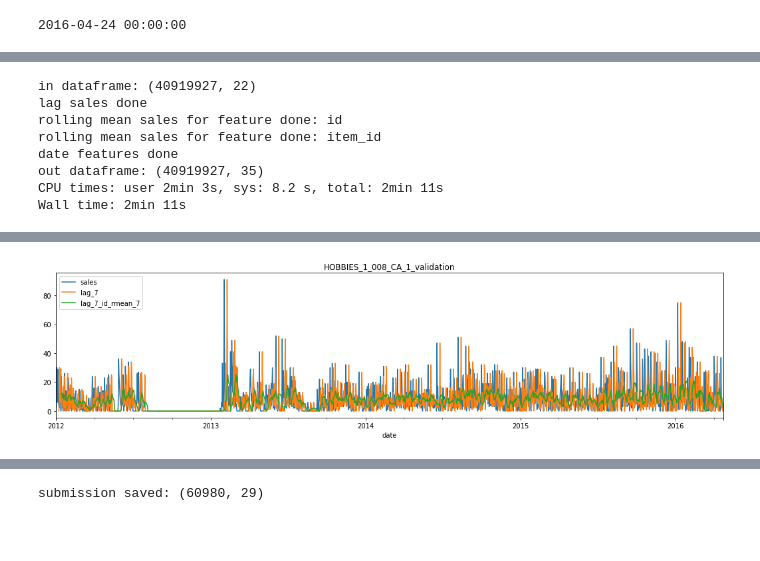
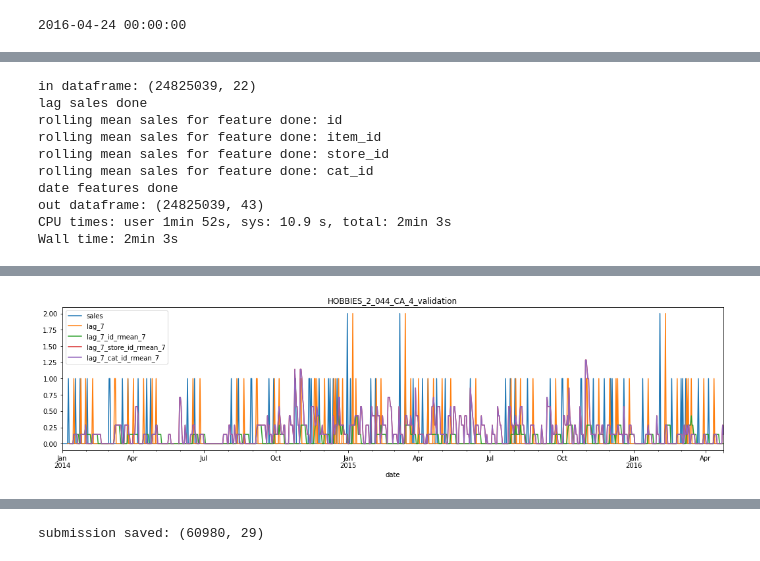
Before and after one commit to vgarshin/kaggle_m5, a Jupyter notebook: m5_model_cbst_20200407.ipynb, the cells around one changed output, grey strips where cells are left out. Drawn from its saved outputs; the diff is of its cells as text; code cells hidden in the pictures; blank space fills up the shorter version.

```diff
--- a/m5_model_cbst_20200407.ipynb
+++ b/m5_model_cbst_20200407.ipynb
@@ -22,7 +20,7 @@ DATA_DIR = './data'
 MODELS_DIR = './models'
 MODEL_VER = 'v0'
 BACKWARD_LAGS = 60
-CUT_DATE = '2012-01-01'
+CUT_DATE = '2014-01-01'
 VAL_DATE = '2016-04-01'
 END_DATE = '2016-04-24'
 print(datetime.strptime(END_DATE, '%Y-%m-%d'))
@@ -61,7 +59,7 @@ def get_df(is_train=True, backward_lags=None):
     last_day = int(strain.columns[-1].replace('d_', ''))
     print('last day is:', last_day)
     if not is_train:
-        for day in range(last_day + 1, last_day + 29):
+        for day in range(last_day + 1, last_day + 28 + 28 + 1):
             strain['d_{}'.format(day)] = np.nan
     strain = pd.melt(
         strain,
@@ -104,8 +102,8 @@ def make_features(strain):
         'id',
         'item_id',
         #'dept_id',
-        #'store_id',
-        #'cat_id',
+        'store_id',
+        'cat_id',
         #'state_id'
     ]
     lag_cols = ['lag_{}'.format(lag) for lag in lags ]
@@ -153,24 +151,31 @@ Wall time: 45.5 s
 %%time
 strain = make_features(strain)
 # %% [output]
-in dataframe: (40919927, 22)
+in dataframe: (24825039, 22)
 lag sales done
 rolling mean sales for feature done: id
 rolling mean sales for feature done: item_id
+rolling mean sales for feature done: store_id
+rolling mean sales for feature done: cat_id
 date features done
-out dataframe: (40919927, 35)
-CPU times: user 2min 3s, sys: 8.2 s, total: 2min 11s
-Wall time: 2min 11s
+out dataframe: (24825039, 43)
+CPU times: user 1min 52s, sys: 10.9 s, total: 2min 3s
+Wall time: 2min 3s
 # %%
-id_name = 'HOBBIES_1_008_CA_1_validation'
+id_name = np.random.choice(strain['id'].unique())
+print('id to draw:', id_name)
 id_sales = strain.loc[strain['id'] == id_name].set_index('date')
 print('from', strain['date'].min(), 'to', strain['date'].max())
 plt.figure(figsize=(18, 4))
 id_sales['sales'].plot(label='sales')
 id_sales['lag_7'].plot(label='lag_7')
 id_sales['lag_7_id_rmean_7'].plot(label='lag_7_id_rmean_7')
-#id_sales['lag_7_store_id_rmean_7'].plot(label='lag_7_store_id_rmean_7')
-#id_sales['lag_7_cat_id_rmean_7'].plot(label='lag_7_cat_id_rmean_7')
+try:
+    id_sales['lag_7_store_id_rmean_7'].plot(label='lag_7_store_id_rmean_7')
+    id_sales['lag_7_cat_id_rmean_7'].plot(label='lag_7_cat_id_rmean_7')
+except:
+    print('no features')
+    pass
 plt.title(id_name)
 plt.legend()
 plt.show()
@@ -179,4 +185,4 @@ from 2012-01-01 00:00:00 to 2016-04-24 00:00:00
-[figure, old version]
+[figure, new version]
 # %%
 drop_cols = ['id', 'sales', 'date', 'wm_yr_wk', 'weekday']
 train_cols = strain.columns[~strain.columns.isin(drop_cols)]
```
Also changed, not shown: parts of 17 cells of this notebook.
